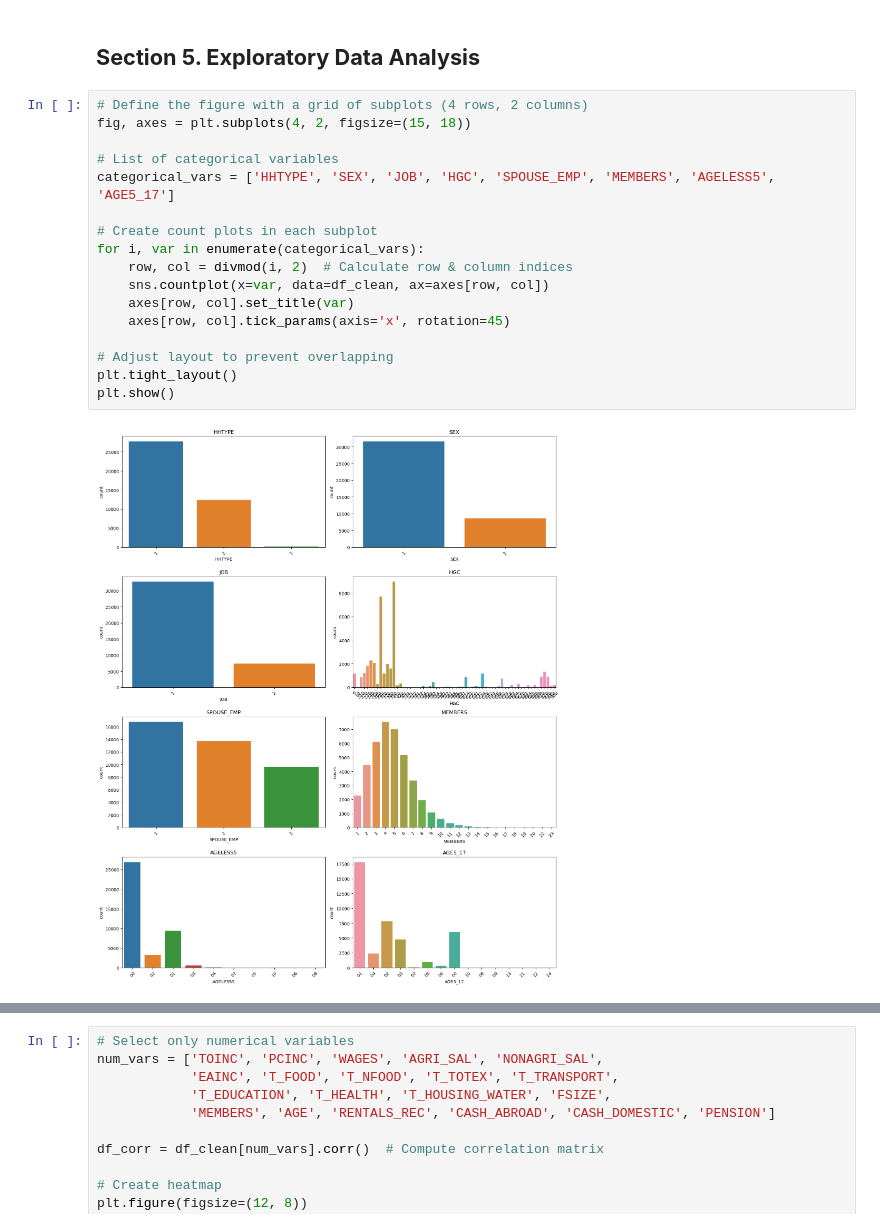
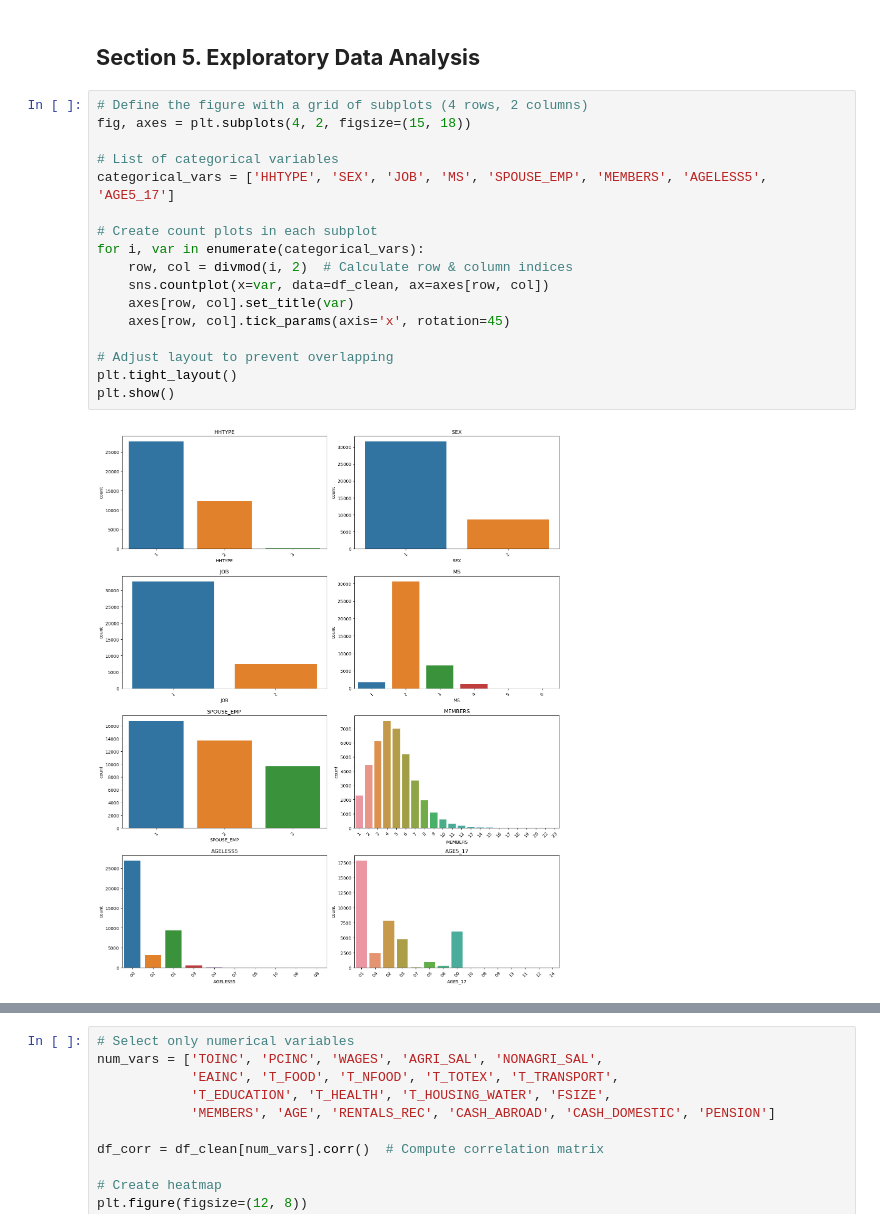
Before and after one commit to SmeaGL/STINTSY_MP, a Jupyter notebook: MP/STINTSY_Project_S14.ipynb, the cells around one changed output, grey strips where cells are left out. Drawn from its saved outputs; the diff is of its cells as text.

```diff
--- a/MP/STINTSY_Project_S14.ipynb
+++ b/MP/STINTSY_Project_S14.ipynb
@@ -373,19 +375,19 @@ Name: CW, dtype: object
 # %%
 # Define the figure with a grid of subplots (4 rows, 2 columns)
 fig, axes = plt.subplots(4, 2, figsize=(15, 18))
 
 # List of categorical variables
-categorical_vars = ['HHTYPE', 'SEX', 'JOB', 'HGC', 'SPOUSE_EMP', 'MEMBERS', 'AGELESS5', 'AGE5_17']
+categorical_vars = ['HHTYPE', 'SEX', 'JOB', 'MS', 'SPOUSE_EMP', 'MEMBERS', 'AGELESS5', 'AGE5_17']
 
 # Create count plots in each subplot
 for i, var in enumerate(categorical_vars):
     row, col = divmod(i, 2)  # Calculate row & column indices
     sns.countplot(x=var, data=df_clean, ax=axes[row, col])
     axes[row, col].set_title(var)
     axes[row, col].tick_params(axis='x', rotation=45)
 
 # Adjust layout to prevent overlapping
 plt.tight_layout()
 plt.show()
 # %% [output]
-[figure, old version]
+[figure, new version]
```
Also changed, not shown: parts of 10 cells of this notebook.
